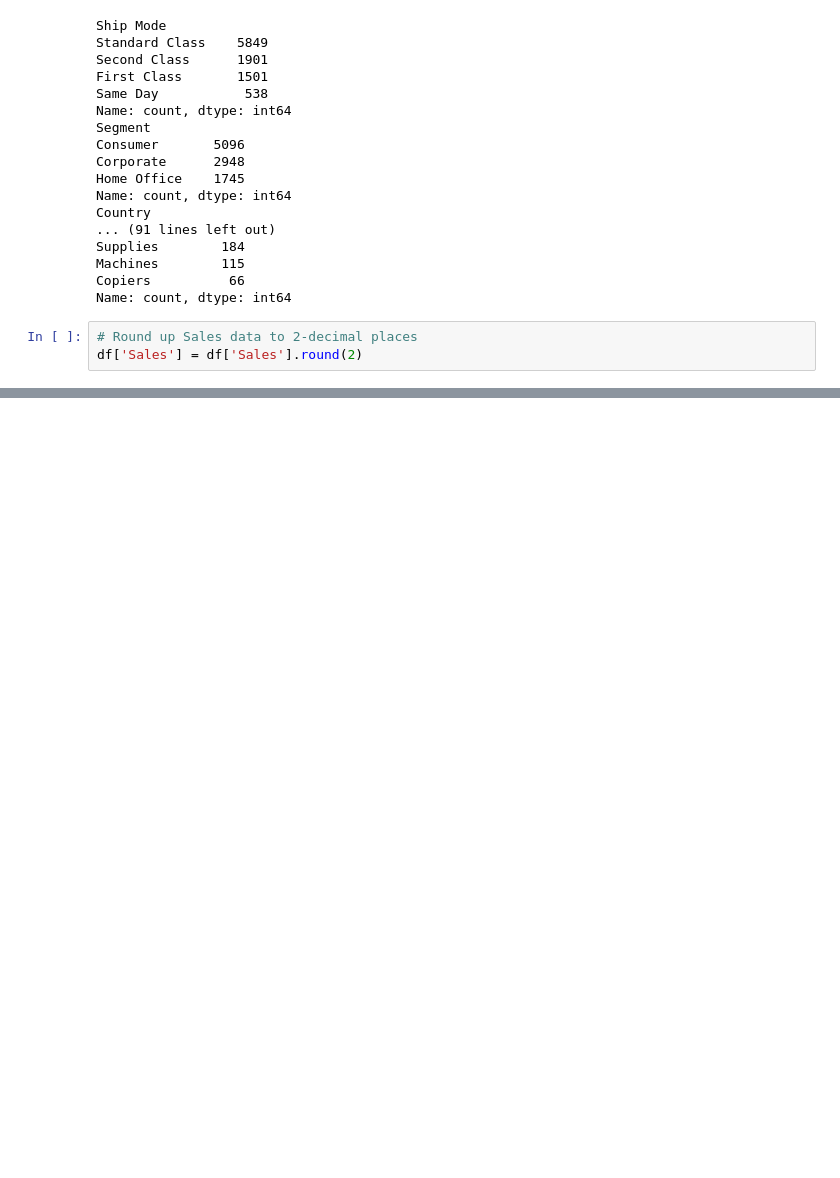
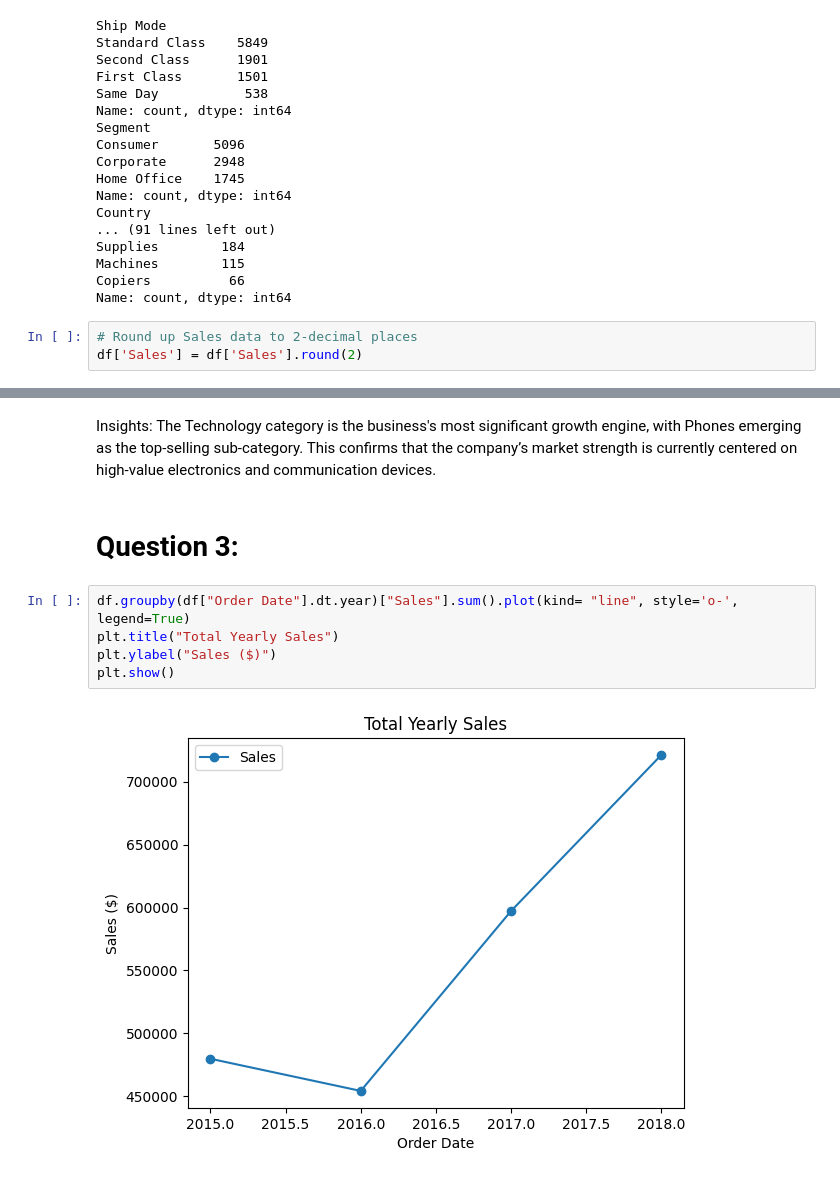
Before and after one commit to Fareed04/sales-performance-analysis, a Jupyter notebook: notebooks/01_data_overview.ipynb, the cells around one changed output, grey strips where cells are left out. Cells and saved outputs as stored; diff of their text form; blank space fills up the shorter version.

```diff
--- a/notebooks/01_data_overview.ipynb
+++ b/notebooks/01_data_overview.ipynb
@@ -216,0 +278,11 @@ df.head()
+# %% [markdown]
+Insights: The Technology category is the business's most significant growth engine, with Phones emerging as the top-selling sub-category. This confirms that the company’s market strength is currently centered on high-value electronics and communication devices.
+# %% [markdown]
+# Question 3:
+# %%
+df.groupby(df["Order Date"].dt.year)["Sales"].sum().plot(kind= "line", style='o-', legend=True)
+plt.title("Total Yearly Sales")
+plt.ylabel("Sales ($)")
+plt.show()
+# %% [output]
+[figure, added]
```
Also changed, not shown: parts of 18 cells of this notebook, 1 other file.
